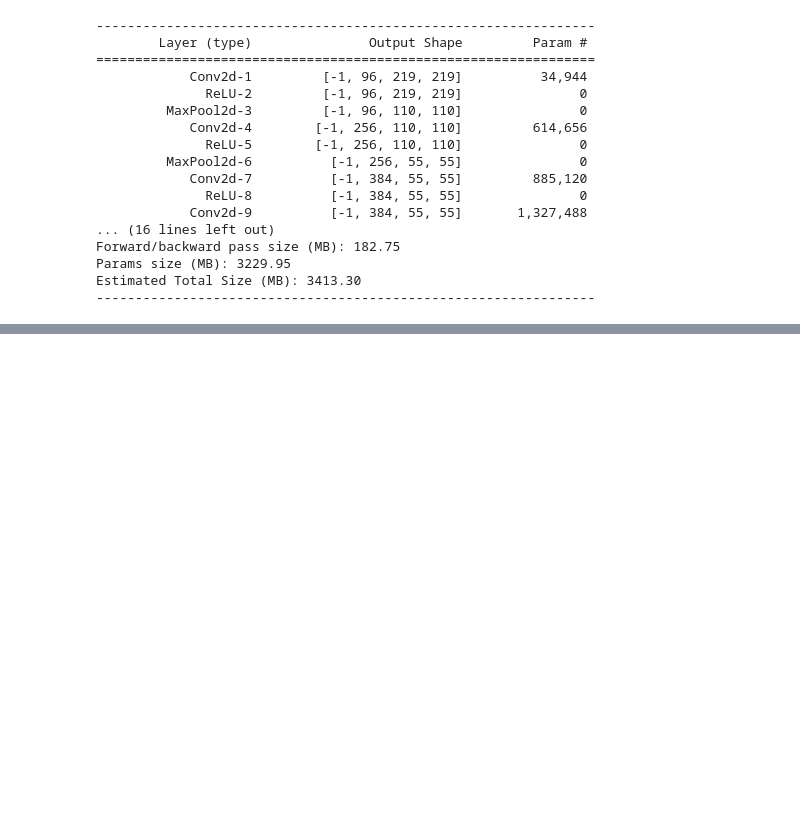
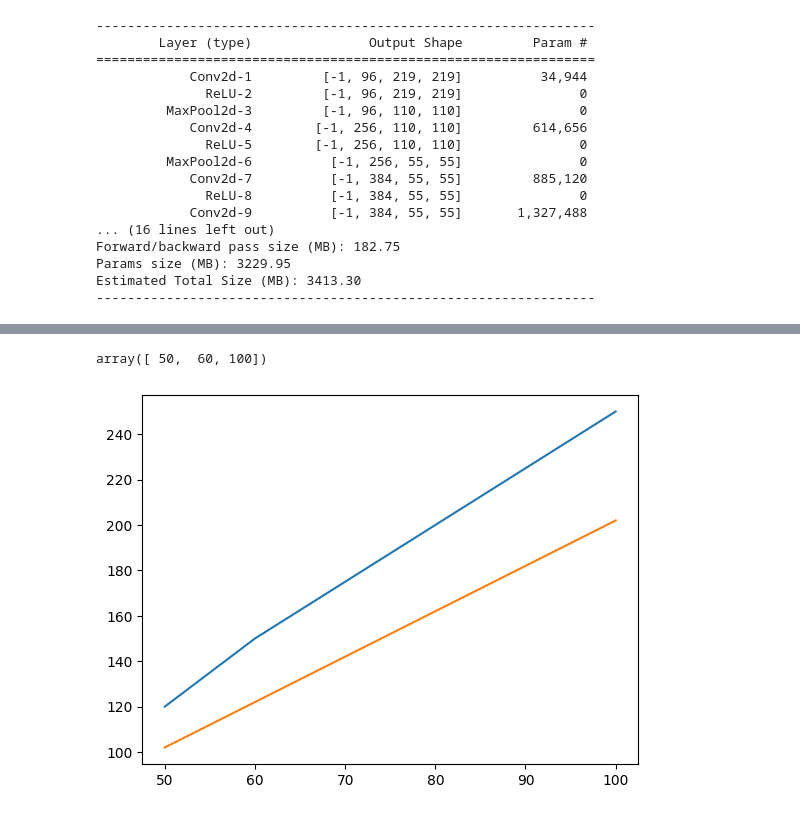
Before and after one commit to guilhermeterenciani/IA, a Jupyter notebook: Lista_01.ipynb, the cells around one changed output, grey strips where cells are left out. Cells and saved outputs as stored; diff of their text form; code cells hidden in the pictures; blank space fills up the shorter version.

```diff
--- a/Lista_01.ipynb
+++ b/Lista_01.ipynb
@@ -318,0 +373,8 @@ Estimated Total Size (MB): 3413.30
+# %%
+X = dataset[:,0:2]
+# %%
+y = dataset[:,2]
+# %%
+theta = np.array([2,2])
+# %%
+y_hat = X@theta
@@ -318,0 +383,10 @@ Estimated Total Size (MB): 3413.30
+# %%
+X[:,1]
+# %% [output]
+array([ 50,  60, 100])
+# %%
+plt.plot(X[:,1],y)
+plt.plot(X[:,1],y_hat)
+plt.show()
+# %% [output]
+[figure, added]
```
Also changed, not shown: parts of 34 cells of this notebook.
